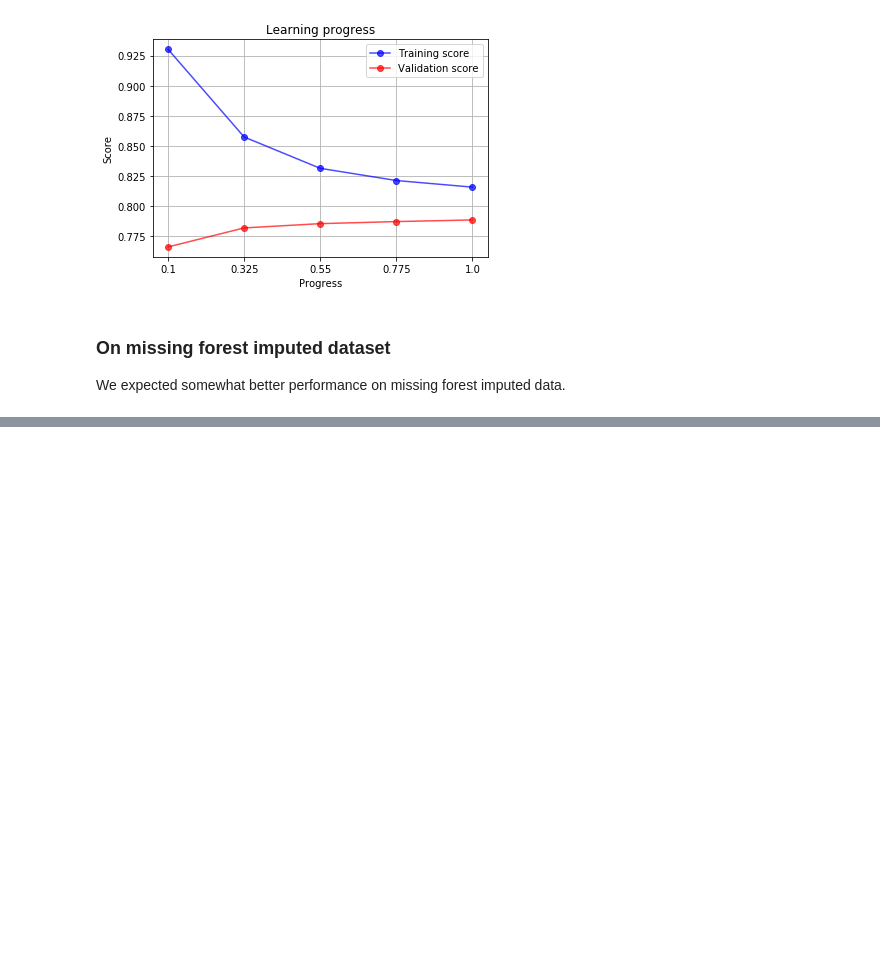
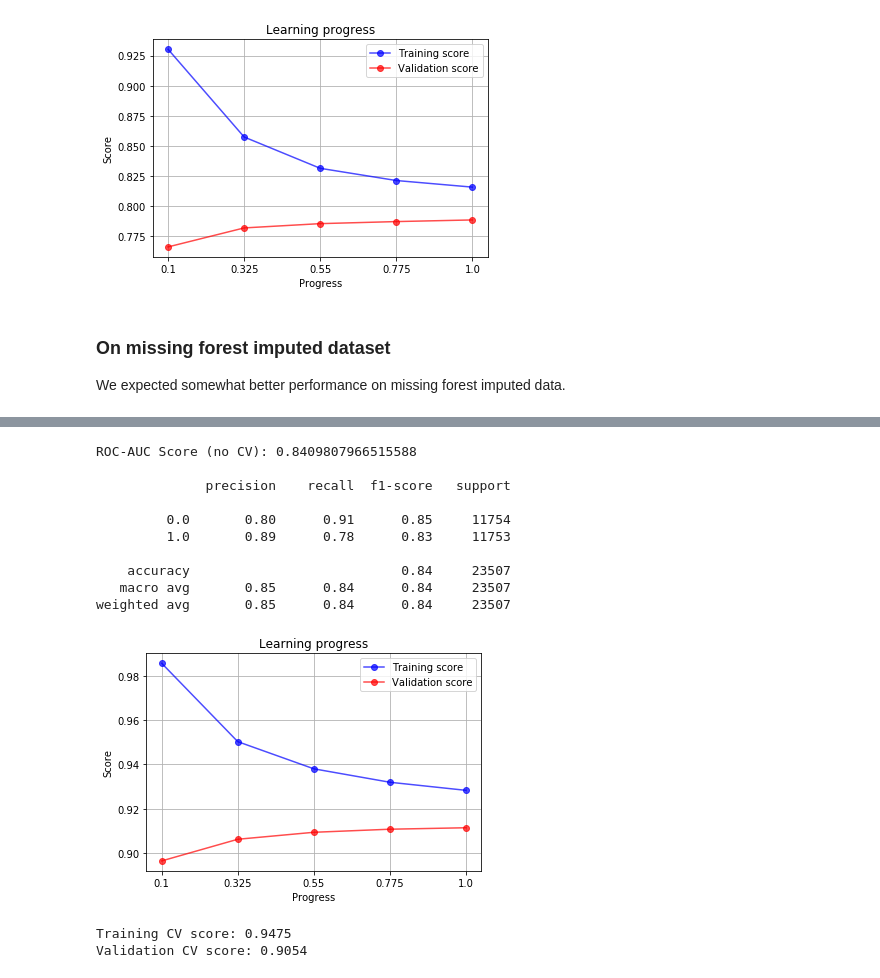
Before and after one commit to AbhishekSureddy/MS4610-Project-2020, a Jupyter notebook: code/ModelSelection.ipynb, the cells around one changed output, grey strips where cells are left out. Cells and saved outputs as stored; diff of their text form; code cells hidden in the pictures; blank space fills up the shorter version.

```diff
--- a/code/ModelSelection.ipynb
+++ b/code/ModelSelection.ipynb
@@ -44,6 +50,7 @@ from IPython.display import clear_output
 train = pd.read_csv(".././mod_data/train.csv")
 train_zero = pd.read_csv("/home/nishant/Desktop/IDA Project/mod_data/train_zero.csv")
 train_mf = pd.read_csv("/home/nishant/Desktop/IDA Project/mod_data/train_mf.csv")
+train_mf_res = pd.read_csv("/home/nishant/Desktop/IDA Project/mod_data/train_mf_res.csv")
 # %% [markdown]
 ## Useful Functions
 The functions below will be used to track the model's performance, which will assist us in hyperparameter tuning. The following functions are available:
@@ -371,0 +327,44 @@ y_val = torch.tensor(y_val, dtype=torch.float32)
+# %%
+# XGBoost Classifier
+
+# Features and target are defined
+y = train_mf_res.default_ind.values
+X = train_mf_res.drop(['application_key', 'default_ind'], axis=1).values
+
+# Split into train and evaluation sets (80-20 split)
+X_train, X_val, y_train, y_val = train_test_split(X, y, test_size=0.2, stratify=y, random_state=123)
+
+# Model definiton and training
+model = XGBClassifier(n_estimators=300,
+                      max_depth=5,
+                      learning_rate=0.05,
+                      objective='binary:logistic',
+                      random_state=123)
+
+model.fit(X_train, y_train)
+
+# Prediction
+preds = model.predict(X_val)
+
+# Scoring
+score = roc_auc_score(y_val, preds)
+print("ROC-AUC Score (no CV): {}".format(score))
+print('')
+print(classification_report(y_val, preds))
+
+# Show learning progress
+learn_progress(model, X, y, res=5, scoring='roc_auc', cv=2)
+# %% [output]
+ROC-AUC Score (no CV): 0.8409807966515588
+
+              precision    recall  f1-score   support
+
+         0.0       0.80      0.91      0.85     11754
+         1.0       0.89      0.78      0.83     11753
+
+    accuracy                           0.84     23507
+   macro avg       0.85      0.84      0.84     23507
+weighted avg       0.85      0.84      0.84     23507
+[figure, added]
+Training CV score: 0.9475
+Validation CV score: 0.9054
```
Also changed, not shown: parts of 15 cells of this notebook, 2 other files.
